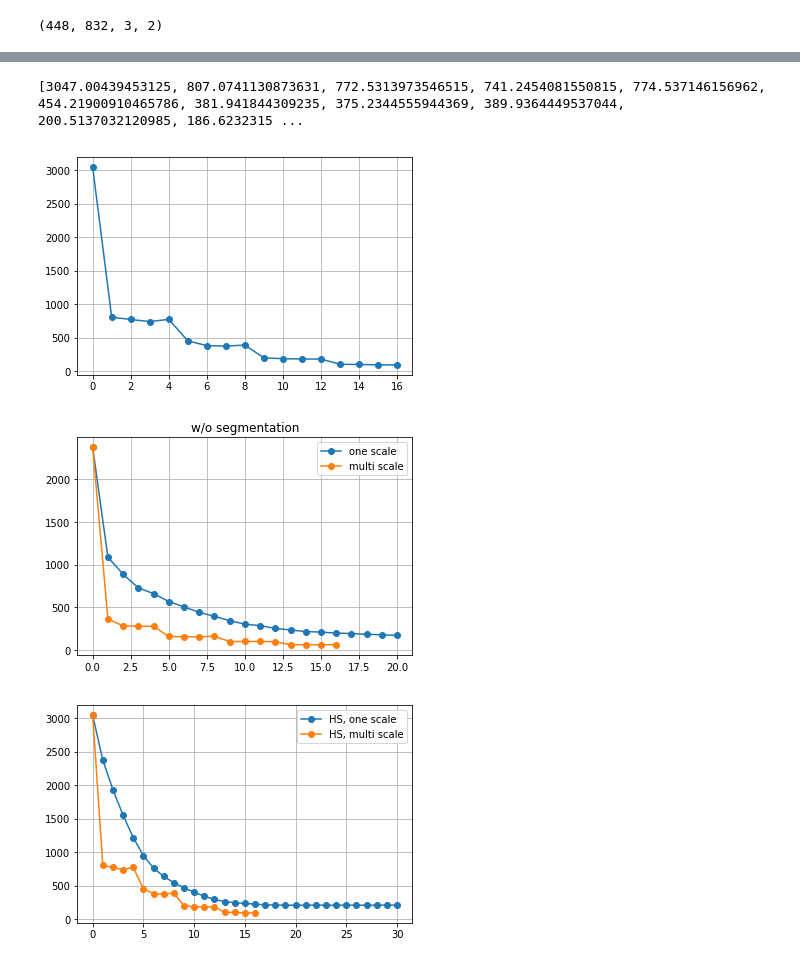
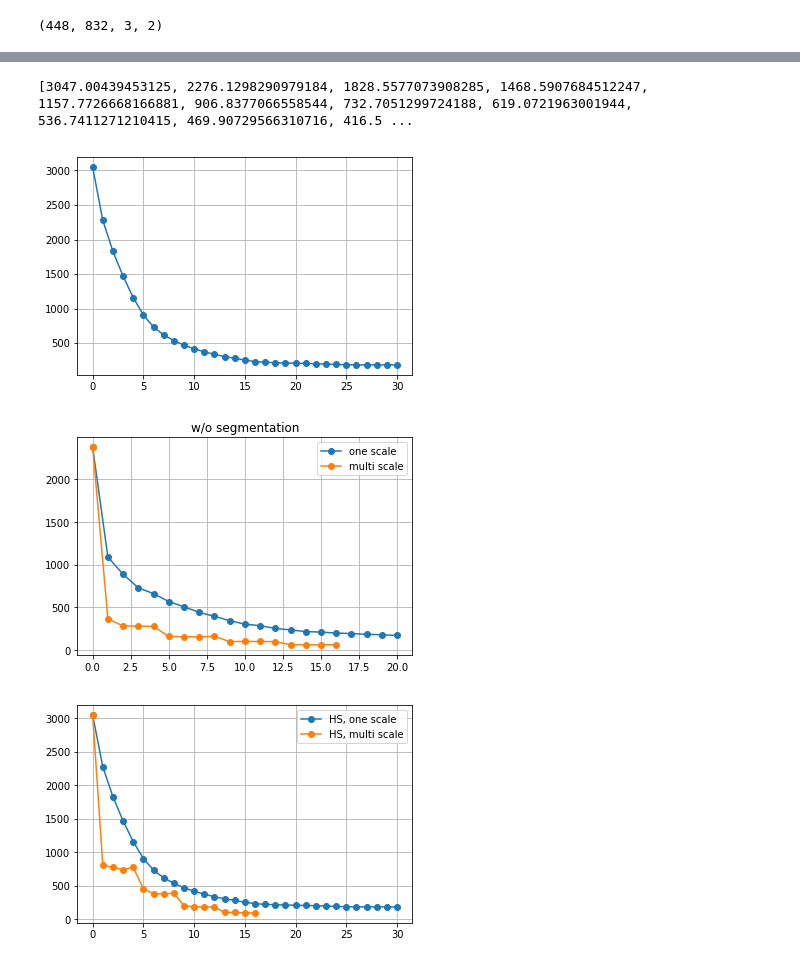
Before and after one commit to y788zhan/joint_seg_flow, a Jupyter notebook: nondeep/HornSchunck.ipynb, the cells around one changed output, grey strips where cells are left out. Drawn from its saved outputs; the diff is of its cells as text; code cells hidden in the pictures.

```diff
--- a/nondeep/HornSchunck.ipynb
+++ b/nondeep/HornSchunck.ipynb
@@ -110,10 +110,10 @@ def compute_image_pyramid(images, f, nL, ratio):
 class HornSchunck:
 
     def __init__(self):
-        self.weightsmoothness = 200
-        self.pyramid_levels = 4
+        self.weightsmoothness = 10000
+        self.pyramid_levels = 1
         self.pyramid_spacing = 2.0
-        self.max_iters = 4
+        self.max_iters = 30
         self.max_linear = 1
         self.solver = 'bicgstab'
         # if segmentation is provided
@@ -378,7 +372,7 @@ Initial Loss: 82.5552368164 + 200 * 0.0571358286928 = 93.982402555
 # %%
 print hs.losses
 # %% [output]
-[3047.00439453125, 807.0741130873631, 772.5313973546515, 741.2454081550815, 774.537146156962, 454.21900910465786, 381.941844309235, 375.2344555944369, 389.9364449537044, 200.5137032120985, 186.6232315 ...
+[3047.00439453125, 2276.1298290979184, 1828.5577073908285, 1468.5907684512247, 1157.7726668166881, 906.8377066558544, 732.7051299724188, 619.0721963001944, 536.7411271210415, 469.90729566310716, 416.5 ...
 # %%
 # 1 level 20 iterations, w/o segmentation, lambda = 200, bus
 a = [2367.198486328125, 1086.9338908190311, 887.5689446570565, 728.280307470739, 661.6444949328082, 569.5988322365454, 507.9249628629853, 442.8875122190514, 397.13016714970547, 346.89726271163573, 305.92449750260124, 288.06006045053977, 256.43525012000003, 238.51343082299067, 219.30329675785754, 213.4030836351283, 201.7831635838088, 196.4742925216647, 187.588040737026, 182.30222453345107, 174.1319011558041]
@@ -397,39 +391,39 @@ d = [2367.198486328125, 349.2994799941821, 247.8504526520939, 247.74639394992872
 e = [3047.00439453125, 1160.3674010085404, 1168.0016535575596, 768.9680201852264, 704.5715343332774, 536.5661859012613, 489.1011552755007, 411.1861457616269, 378.1633028367713, 335.62131613337925, 312.484135703843, 285.97678811911214, 267.83403402608843, 252.93662236286346, 245.38038140314424, 234.80801065864864, 226.3284177164756, 215.92107545541367, 211.73981383593417, 203.17683903671312, 201.5800922407431]
 # 169.125305176 + 200 * 0.162273935325 = 201.580092241
 # 1 leve 30 iterations, w/ segmentation, lambda = 200, train, crop
 f = [3047.00439453125, 1160.3674010085404, 1168.0016535575596, 768.9680201852264, 704.5715343332774, 536.5661859012613, 489.1011552755007, 411.1861457616269, 378.1633028367713, 335.62131613337925, 312.484135703843, 285.97678811911214, 267.83403402608843, 252.93662236286346, 245.38038140314424, 234.80801065864864, 226.3284177164756, 215.92107545541367, 211.73981383593417, 203.17683903671312, 201.5800922407431, 194.93562103018218, 190.72417868081388, 185.801948726558, 182.71344402817255, 177.1839005682633, 174.65110366898548, 169.4439557496758, 170.92446176226753, 167.14178879017535, 165.6162434763435]
 # 136.762939453 + 200 * 0.144266520116 = 165.616243476
-# 1 leve 30 iterations, w/ segmentation, lambda = 20000, train, crop
-g = [3047.00439453125, 2375.2172229684384, 1932.4040047973845, 1553.0308272221944, 1218.2201605831324, 951.4539074693786, 763.8683843256749, 639.0375049909845, 545.275350153505, 469.27439315225246, 402.8011937596756, 344.6476166561453, 296.5709702874319, 263.1104422933234, 246.7805277402091, 235.9598392967957, 224.86271776589317, 216.05674567694285, 210.93819320303675, 209.54158085334478, 209.44695118094438, 209.44943982371353, 209.32521727506077, 209.16938691849225, 209.1339453174933, 209.2236670664776, 209.3649433792438, 209.4663293499334, 209.56137383996057, 209.65052477909003, 209.73200957761497]
-# 197.530883789 + 20000 * 0.000610056289428 = 209.732009578
+# 1 leve 30 iterations, w/ segmentation, lambda = 10000, train, crop
+g = [3047.00439453125, 2276.1298290979184, 1828.5577073908285, 1468.5907684512247, 1157.7726668166881, 906.8377066558544, 732.7051299724188, 619.0721963001944, 536.7411271210415, 469.90729566310716, 416.5362956412131, 374.27482953895054, 336.43070992746385, 305.4652756424123, 280.07556985643384, 254.31721219455235, 232.70746052803085, 221.3406351109503, 215.87596158940983, 211.92594540269724, 208.0504644113136, 205.0010917266304, 201.48952917630857, 196.44340137114997, 190.6335717361858, 186.3986766822438, 184.84424782201486, 184.1309675488899, 183.98360885723017, 184.08691119245293, 184.18271771250943]
+# 171.631530762 + 10000 * 0.00125511869508 = 184.182717713
 # 4 levels 4 iterations, w/ segmenation, lambda = 200, train, crop
 h = [3047.00439453125, 807.0741130873631, 772.5313973546515, 741.2454081550815, 774.537146156962, 454.21900910465786, 381.941844309235, 375.2344555944369, 389.9364449537044, 200.5137032120985, 186.62323150281958, 182.41073817771064, 181.48242351487494, 104.0416577348208, 100.69978291832717, 94.54807037921401, 93.98240255497393]
 # 82.5552368164 + 200 * 0.0571358286928 = 93.982402555
 
 plt.figure()
 plt.plot(hs.losses,'-o')
 plt.grid(True)
 plt.show()
 
 plt.figure()
 plt.plot(a,'-o',label='one scale')
 plt.plot(b,'-o',label='multi scale')
 plt.grid(True)
 plt.legend(loc='upper right')
 plt.title('w/o segmentation')
 plt.show()
 
 plt.figure()
 plt.plot(g,'-o',label='HS, one scale')
 plt.plot(h,'-o',label='HS, multi scale')
 plt.grid(True)
 plt.legend(loc='upper right')
 #plt.title('w/ segmentation')
 plt.show()
 # %% [output]
-[figure, old version]
+[figure, new version]
 [figure]
-[figure, old version]
+[figure, new version]
 # %%
 plt.figure(figsize=(40, 20))
 #plt.imshow(flow_to_image(uv))
```
Also changed, not shown: parts of 2 cells of this notebook.
